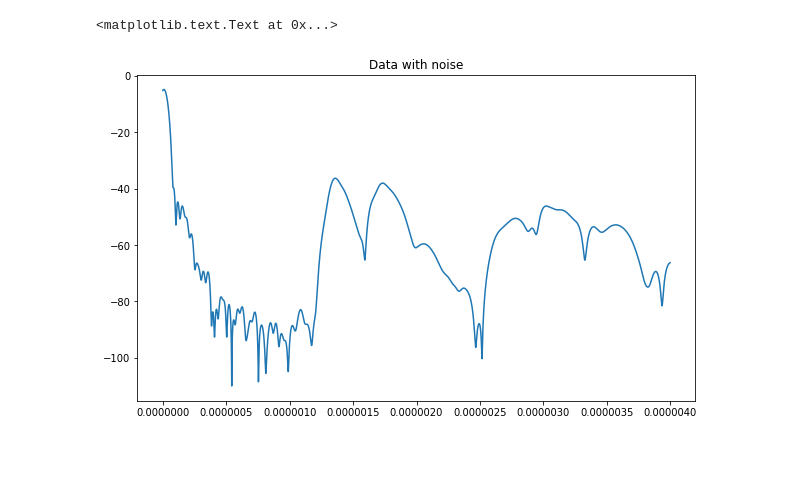
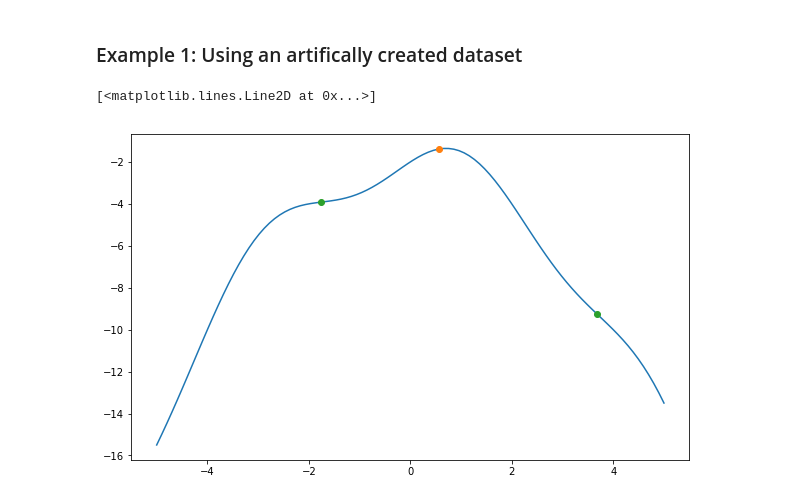
Before and after one commit to tacohen125/peakShoulderFinder, a Jupyter notebook: second_derivative_calculator.ipynb, the cells around one changed output. Cells and saved outputs as stored; diff of their text form; code cells hidden in the pictures; blank space fills up the shorter version.

```diff
--- a/second_derivative_calculator.ipynb
+++ b/second_derivative_calculator.ipynb
@@ -30,7 +11,0 @@ print(file_1)
-# %%
-pyplot.figure(figsize=(10,6))
-pyplot.plot(file_1['x'], file_1['y'])
-pyplot.title("Data with noise")
-# %% [output]
-<matplotlib.text.Text at 0x...>
-[figure, removed]
@@ -37,7 +63,20 @@ pyplot.title("Data with noise")
+# %% [markdown]
+### Example 1: Using an artifically created dataset
 # %%
+# using an artificial dataset
 pts=100
 x=np.linspace(-5,5,num=pts)
 yactual_1 = np.sin(x * 0.5*np.pi)
 yactual_2 = -(0.5 * (x-2))**2
 yactual_3 = -(0.5* (x+2))**2
 yactual_4 = yactual_1 + yactual_2 + yactual_3
+
+inflection_points_index_1, peaks_index_1 = index_return(yactual_4)
+
+pyplot.figure(figsize=(10,6))
+pyplot.plot(x, yactual_4)
+pyplot.plot(x[peaks_index_1], yactual_4[peaks_index_1], 'o')
+pyplot.plot(x[inflection_points_index_1], yactual_4[inflection_points_index_1], 'o')
+# %% [output]
+[<matplotlib.lines.Line2D at 0x...>]
+[figure, added]
```
Also changed, not shown: parts of 11 cells of this notebook.
